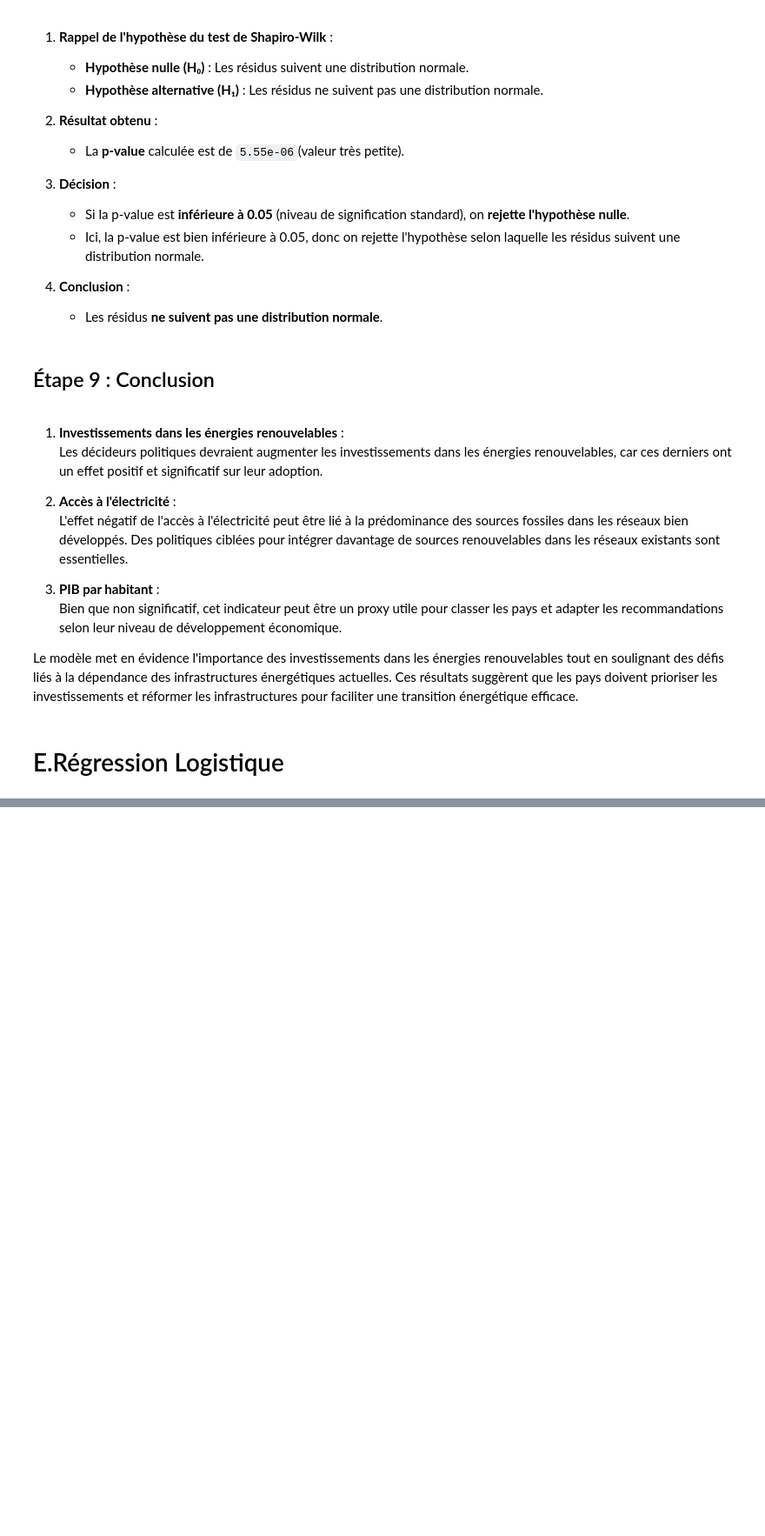
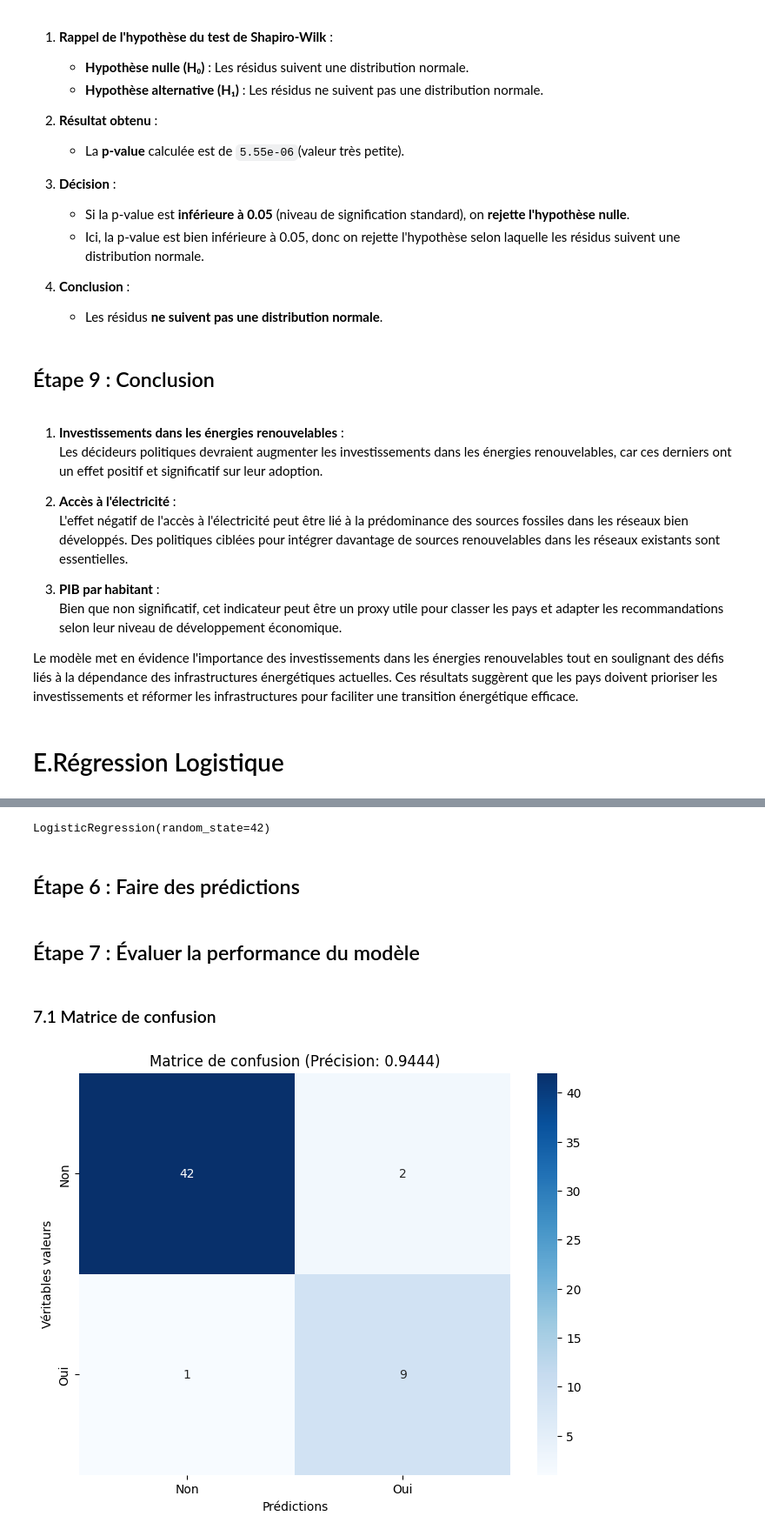
Before and after one commit to Zeina707/DataAnalysis, a Jupyter notebook: Rapport.ipynb, the cells around one changed output, grey strips where cells are left out. Shown at 87% size. Cells and saved outputs as stored; diff of their text form; code cells hidden in the pictures; blank space fills up the shorter version.

```diff
--- a/Rapport.ipynb
+++ b/Rapport.ipynb
@@ -1790,0 +1820,5 @@ Le modèle met en évidence l'importance des investissements dans les énergies
+# %%
+from sklearn.model_selection import train_test_split
+
+# Diviser les données en ensemble d'entraînement et de test (80% train, 20% test)
+X_train, X_test, y_train, y_test = train_test_split(X, y, test_size=0.2, random_state=42)
@@ -1790,0 +1827,7 @@ Le modèle met en évidence l'importance des investissements dans les énergies
+# %%
+from sklearn.preprocessing import StandardScaler
+
+# Normaliser les données
+scaler = StandardScaler()
+X_train_scaled = scaler.fit_transform(X_train)
+X_test_scaled = scaler.transform(X_test)
@@ -1790,0 +1836,40 @@ Le modèle met en évidence l'importance des investissements dans les énergies
+# %%
+from sklearn.linear_model import LogisticRegression
+
+# Initialiser et entraîner le modèle
+model = LogisticRegression(random_state=42)
+model.fit(X_train_scaled, y_train)
+# %% [output]
+LogisticRegression(random_state=42)
+# %% [markdown]
+## Étape 6 : Faire des prédictions
+# %%
+# Prédictions sur l'ensemble de test
+y_pred = model.predict(X_test_scaled)
+
+# Probabilités prédites
+y_prob = model.predict_proba(X_test_scaled)[:, 1]
+# %% [markdown]
+## Étape 7 : Évaluer la performance du modèle
+# %% [markdown]
+### 7.1 Matrice de confusion
+# %%
+from sklearn.metrics import confusion_matrix, accuracy_score
+import seaborn as sns
+import matplotlib.pyplot as plt
+
+# Matrice de confusion
+conf_matrix = confusion_matrix(y_test, y_pred)
+
+# Calcul de la précision
+accuracy = accuracy_score(y_test, y_pred)
+
+# Visualiser la matrice de confusion
+plt.figure(figsize=(8, 6))
+sns.heatmap(conf_matrix, annot=True, fmt='d', cmap='Blues', xticklabels=['Non', 'Oui'], yticklabels=['Non', 'Oui'])
+plt.xlabel('Prédictions')
+plt.ylabel('Véritables valeurs')
+plt.title(f'Matrice de confusion (Précision: {accuracy:.4f})')
+plt.show()
+# %% [output]
+[figure, added]
```
Also changed, not shown: parts of 52 cells of this notebook.
